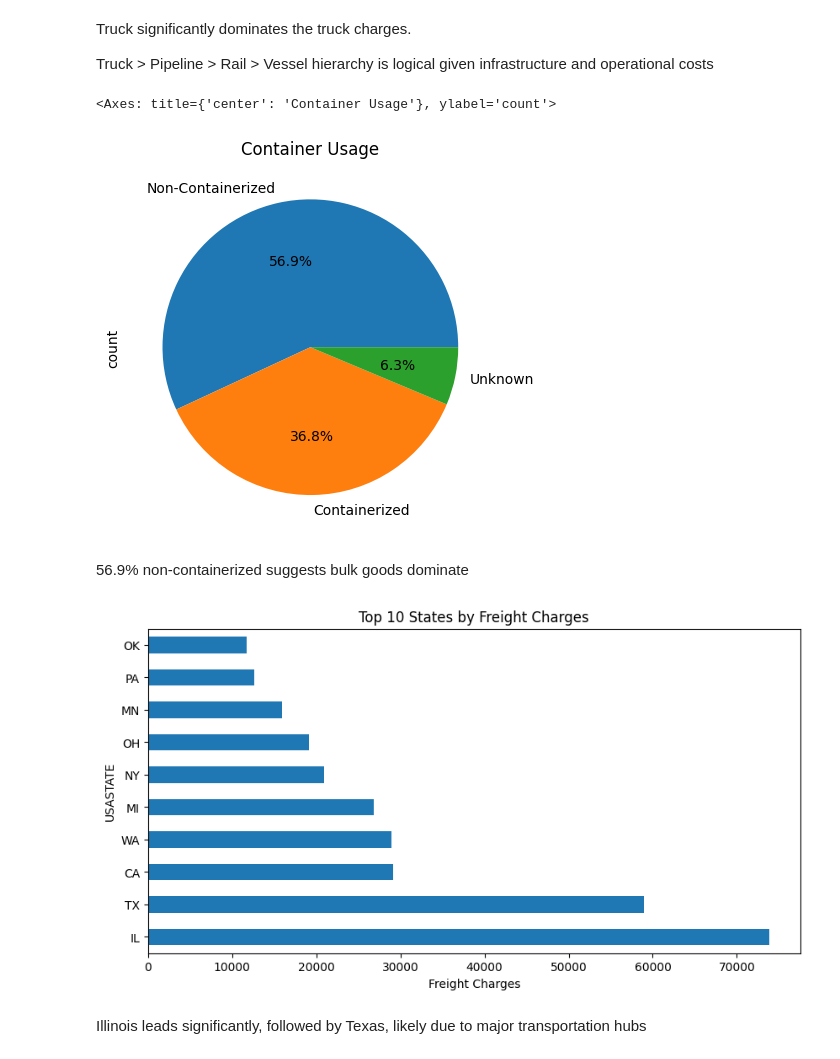
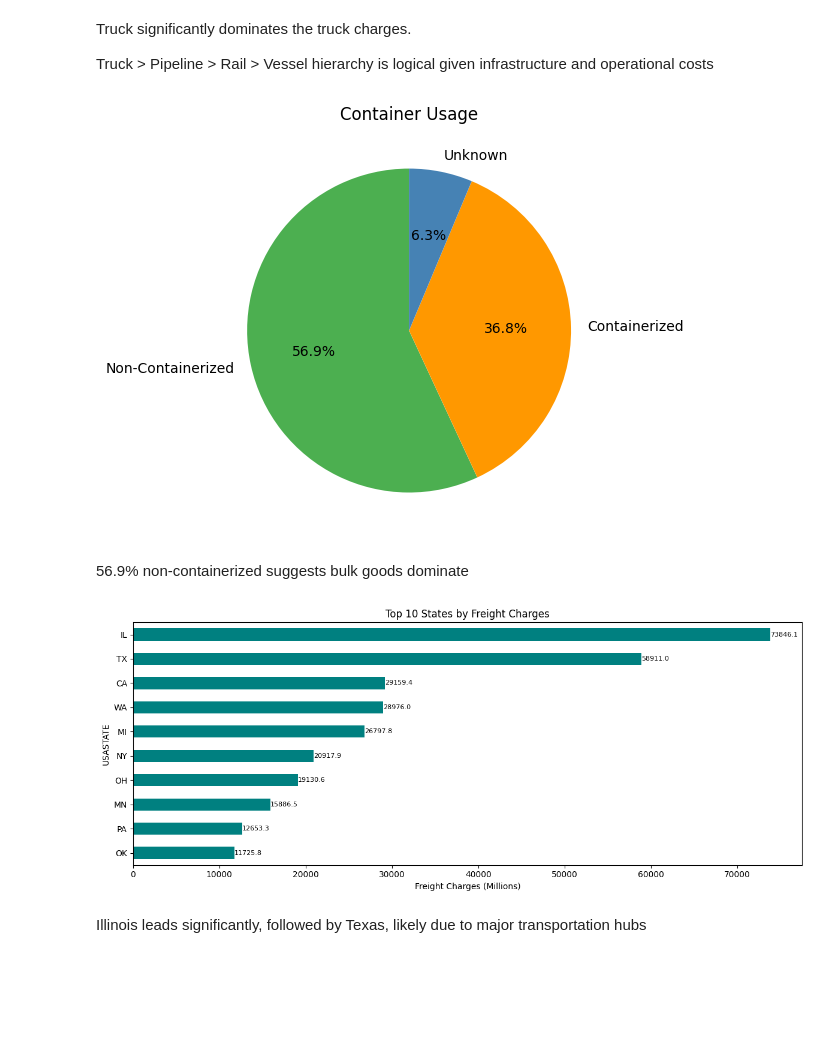
Before and after one commit to PaulaBesst/transborder-freight-analysis, a Jupyter notebook: notebook/freight_analysis.ipynb, the cells around one changed output. Drawn from its saved outputs; the diff is of its cells as text; code cells hidden in the pictures; blank space fills up the shorter version.

```diff
--- a/notebook/freight_analysis.ipynb
+++ b/notebook/freight_analysis.ipynb
@@ -366,20 +383,29 @@ Truck significantly dominates the truck charges.
 
 Truck > Pipeline > Rail > Vessel hierarchy is logical given infrastructure and operational costs
 # %%
-
 # Containerized vs Non-containerized
-df['CONTCODE'].value_counts().plot(kind='pie', autopct='%1.1f%%', title='Container Usage')
+df['CONTCODE'].value_counts().plot(
+    kind='pie', autopct='%1.1f%%', title='Container Usage',
+    startangle=90, colors=['#4caf50', '#ff9800', 'steelblue'], figsize=(6,10)
+)
+plt.ylabel('')
+plt.tight_layout()
+plt.show()
 # %% [output]
-<Axes: title={'center': 'Container Usage'}, ylabel='count'>
-[figure, old version]
+[figure, new version]
 # %% [markdown]
 56.9% non-containerized suggests bulk goods dominate
 # %%
-top_states = df.groupby('USASTATE')['FREIGHT_CHARGES_MILLIONS'].sum().nlargest(10)
-top_states.plot(kind='barh', title="Top 10 States by Freight Charges", figsize=(10, 5))
-plt.xlabel("Freight Charges")
+top_states = df.groupby('USASTATE')['FREIGHT_CHARGES_MILLIONS'].sum().nlargest(10).sort_values()
+fig, ax = plt.subplots(figsize=(12, 5))
+top_states.plot(kind='barh', ax=ax, color='teal')
+ax.set_title("Top 10 States by Freight Charges")
+ax.set_xlabel("Freight Charges (Millions)")
+for i, v in enumerate(top_states):
+    ax.text(v + 0.5, i, f'{v:.1f}', va='center', fontsize=8)
+plt.tight_layout()
 plt.show()
 # %% [output]
-[figure, old version]
+[figure, new version]
 # %% [markdown]
 Illinois leads significantly, followed by Texas, likely due to major transportation hubs
```
Also changed, not shown: parts of 13 cells of this notebook, 2 other files.
